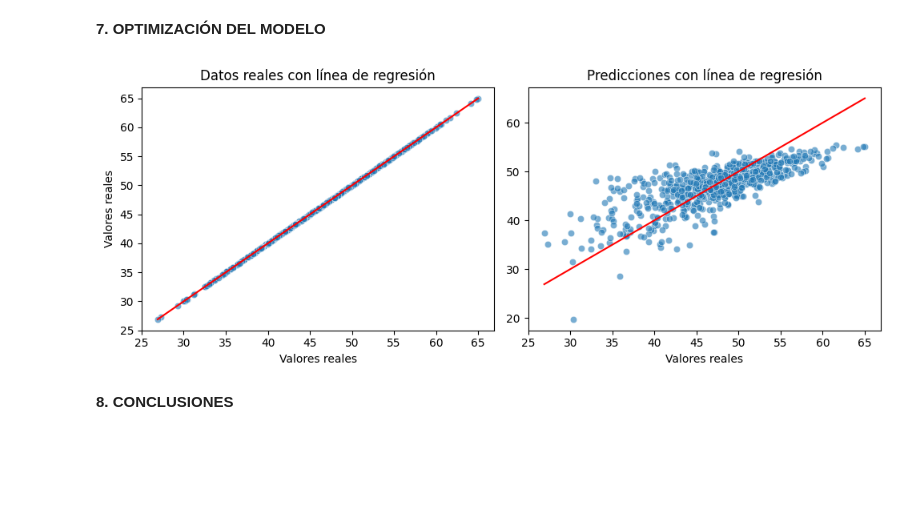
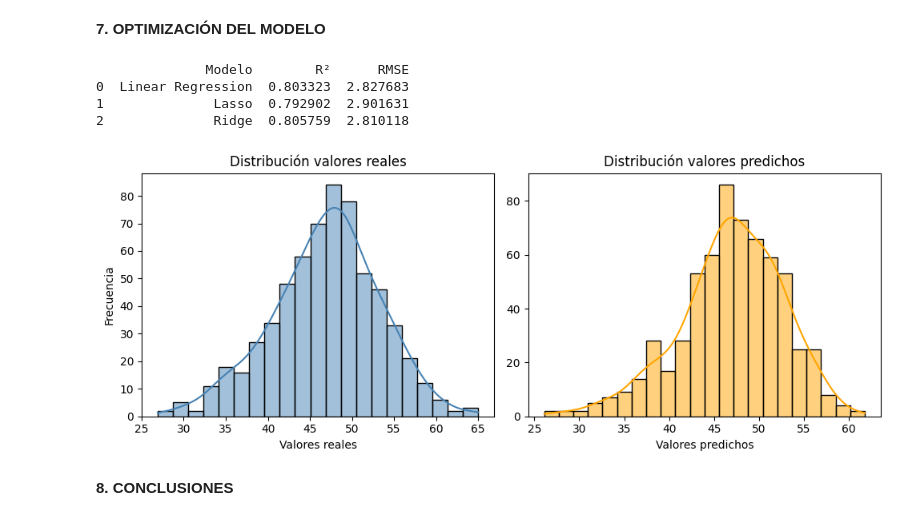
Before and after one commit to 4GeeksAcademy/alemantellini-machine-learning, a Jupyter notebook: src/03-linear-regression-reg-demographic-health-data.ipynb, the cells around one changed output. Saved outputs shown, nothing was run; the diff lists cells and outputs as text; code cells hidden in the pictures; blank space fills up the shorter version.

```diff
--- a/src/03-linear-regression-reg-demographic-health-data.ipynb
+++ b/src/03-linear-regression-reg-demographic-health-data.ipynb
@@ -550,27 +550,42 @@ y_pred_ridge = ridge_model.predict(X_test)
-# %%
-# COMPARO EL VALOR PREDICHO VS EL VALOR REAL
-fig, axis = plt.subplots(1, 2, figsize=(10, 4))
-
-# DATOS REALES
-sns.scatterplot(ax=axis[0], x=y_test, y=y_test, alpha=0.6)
-sns.lineplot(ax=axis[0], x=[y_test.min(), y_test.max()],
-             y=[y_test.min(), y_test.max()], color='red')
-axis[0].set_title("Datos reales con línea de regresión")
-axis[0].set_xlabel("Valores reales")
-axis[0].set_ylabel("Valores reales")
-
-# PREDICCIONES
-sns.scatterplot(ax=axis[1], x=y_test, y=y_pred, alpha=0.6)
-sns.lineplot(ax=axis[1], x=[y_test.min(), y_test.max()],
-             y=[y_test.min(), y_test.max()], color='red')
-axis[1].set_title("Predicciones con línea de regresión")
-axis[1].set_xlabel("Valores reales")
-axis[1].set_ylabel(None)
-
-plt.tight_layout()
-plt.show()
-# %% [output]
-[figure, removed]
+# %%
+resultados = pd.DataFrame({
+    "Modelo": ["Linear Regression", "Lasso", "Ridge"],
+    "R²": [
+        r2_score(y_test, y_pred),
+        r2_score(y_test, lasso_model.predict(X_test_scaled)),
+        r2_score(y_test, y_pred_ridge)
+    ],
+    "RMSE": [
+        np.sqrt(mean_squared_error(y_test, y_pred)),
+        np.sqrt(mean_squared_error(y_test, lasso_model.predict(X_test_scaled))),
+        np.sqrt(mean_squared_error(y_test, y_pred_ridge))
+    ]
+})
+print(resultados)
+# %% [output]
+              Modelo        R²      RMSE
+0  Linear Regression  0.803323  2.827683
+1              Lasso  0.792902  2.901631
+2              Ridge  0.805759  2.810118
+# %%
+fig, axis = plt.subplots(1, 2, figsize=(10, 4))
+
+# IZQUIERDA: VALORES REALES
+sns.histplot(ax=axis[0], x=y_test, kde=True, color='steelblue')
+axis[0].set_title("Distribución valores reales")
+axis[0].set_xlabel("Valores reales")
+axis[0].set_ylabel("Frecuencia")
+
+# DERECHA: VALORES PREDICHOS
+sns.histplot(ax=axis[1], x=y_pred, kde=True, color='orange')
+axis[1].set_title("Distribución valores predichos")
+axis[1].set_xlabel("Valores predichos")
+axis[1].set_ylabel(None)
+
+plt.tight_layout()
+plt.show()
+# %% [output]
+[figure, added]
 # %% [markdown]
 **8. CONCLUSIONES**
 # %% [markdown]
```
Also changed, not shown: parts of 3 cells of this notebook.
